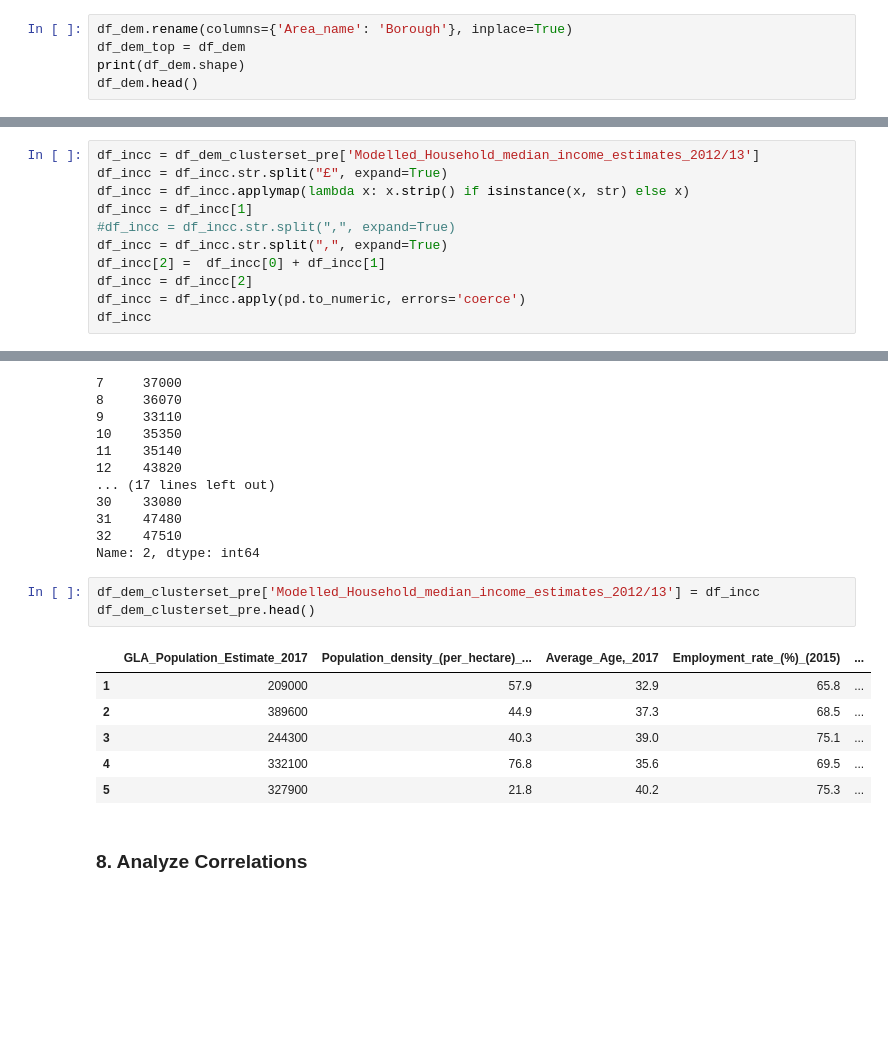
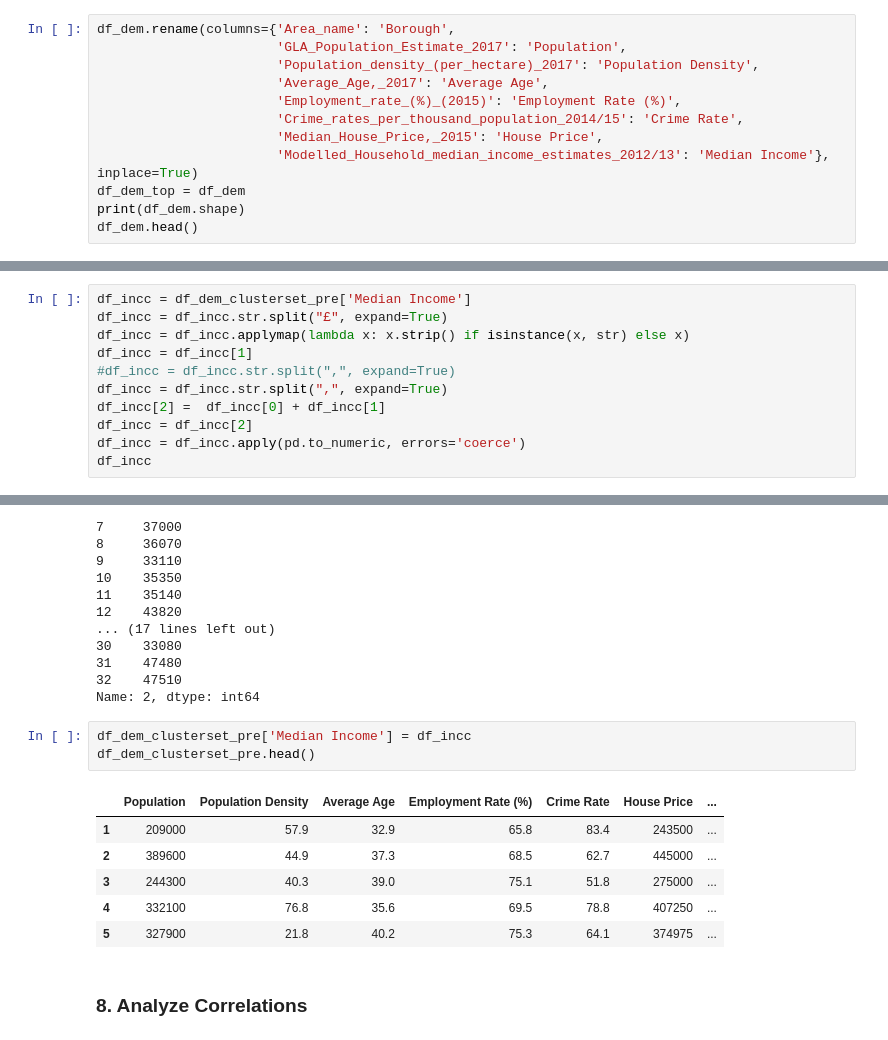
Before and after one commit to tbertoglia-ds/Coursera_Capstone, a Jupyter notebook: London Boroughs and Clusters.ipynb, the cells around one changed output, grey strips where cells are left out. Drawn from its saved outputs; the diff is of its cells as text; blank space fills up the shorter version.

```diff
--- a/London Boroughs and Clusters.ipynb
+++ b/London Boroughs and Clusters.ipynb
@@ -447,7 +447,14 @@ df_dem.head()
 
 df_dem = df_dem.applymap(lambda x: x.strip() if isinstance(x, str) else x)
 # %%
-df_dem.rename(columns={'Area_name': 'Borough'}, inplace=True)
+df_dem.rename(columns={'Area_name': 'Borough',
+                       'GLA_Population_Estimate_2017': 'Population',
+                       'Population_density_(per_hectare)_2017': 'Population Density',
+                       'Average_Age,_2017': 'Average Age',
+                       'Employment_rate_(%)_(2015)': 'Employment Rate (%)',
+                       'Crime_rates_per_thousand_population_2014/15': 'Crime Rate',
+                       'Median_House_Price,_2015': 'House Price',
+                       'Modelled_Household_median_income_estimates_2012/13': 'Median Income'}, inplace=True)
 df_dem_top = df_dem
 print(df_dem.shape)
 df_dem.head()
@@ -476,7 +483,7 @@ df_dem_clusterset_pre.head()
 # %% [markdown]
 #### Format and add 'Modelled_Household_median_income_estimates_2012/13'
 # %%
-df_incc = df_dem_clusterset_pre['Modelled_Household_median_income_estimates_2012/13']
+df_incc = df_dem_clusterset_pre['Median Income']
 df_incc = df_incc.str.split("£", expand=True)
 df_incc = df_incc.applymap(lambda x: x.strip() if isinstance(x, str) else x)
 df_incc = df_incc[1]
@@ -505,15 +512,15 @@ df_incc
 32    47510
 Name: 2, dtype: int64
 # %%
-df_dem_clusterset_pre['Modelled_Household_median_income_estimates_2012/13'] = df_incc
+df_dem_clusterset_pre['Median Income'] = df_incc
 df_dem_clusterset_pre.head()
 # %% [output]
-|  | GLA_Population_Estimate_2017 | Population_density_(per_hectare)_... | Average_Age,_2017 | Employment_rate_(%)_(2015) | ... |
-| 1 | 209000 | 57.9 | 32.9 | 65.8 | ... |
-| 2 | 389600 | 44.9 | 37.3 | 68.5 | ... |
-| 3 | 244300 | 40.3 | 39.0 | 75.1 | ... |
-| 4 | 332100 | 76.8 | 35.6 | 69.5 | ... |
-| 5 | 327900 | 21.8 | 40.2 | 75.3 | ... |
+|  | Population | Population Density | Average Age | Employment Rate (%) | Crime Rate | House Price | ... |
+| 1 | 209000 | 57.9 | 32.9 | 65.8 | 83.4 | 243500 | ... |
+| 2 | 389600 | 44.9 | 37.3 | 68.5 | 62.7 | 445000 | ... |
+| 3 | 244300 | 40.3 | 39.0 | 75.1 | 51.8 | 275000 | ... |
+| 4 | 332100 | 76.8 | 35.6 | 69.5 | 78.8 | 407250 | ... |
+| 5 | 327900 | 21.8 | 40.2 | 75.3 | 64.1 | 374975 | ... |
 # %% [markdown]
 ### 8. Analyze Correlations
 # %%
```
Also changed, not shown: parts of 7 cells of this notebook.
